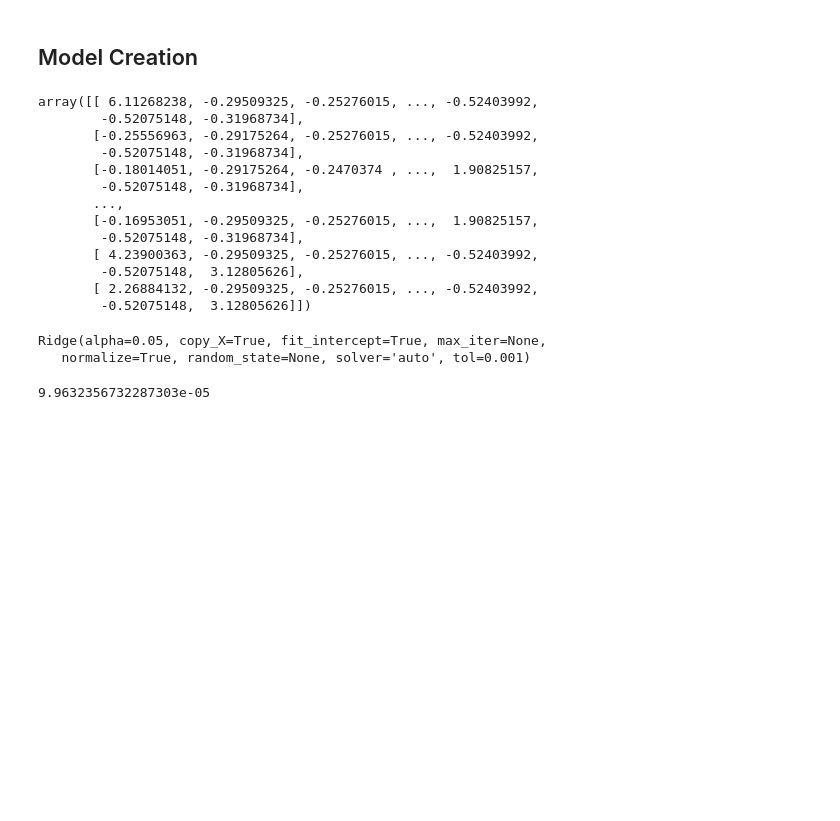
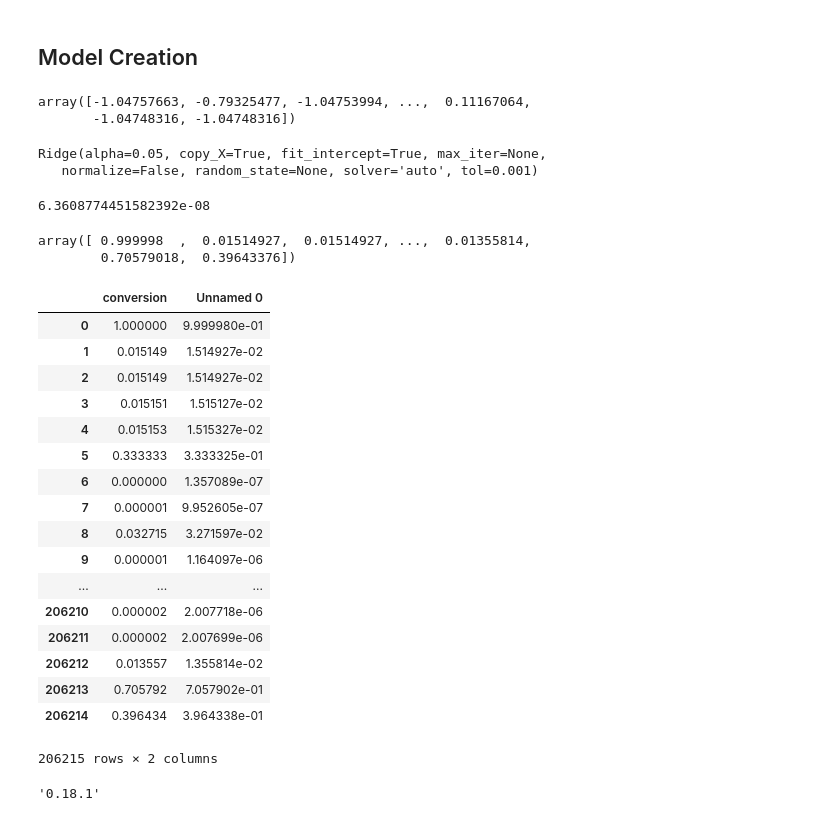
Before and after one commit to CodingZed/mta, a Jupyter notebook: report.ipynb, the cells around one changed output. Cells and saved outputs as stored; diff of their text form; code cells hidden in the pictures; blank space fills up the shorter version.

```diff
--- a/report.ipynb
+++ b/report.ipynb
@@ -234,20 +235,9 @@ scaler=StandardScaler()
 df_dummies=df_dummies.drop(df_dummies[date_col],axis=1)
 # %%
-scaler.fit_transform(df_dummies)
+scaler.fit_transform(df_dummies.event_to_touchpoint)
 # %% [output]
-array([[ 6.11268238, -0.29509325, -0.25276015, ..., -0.52403992,
-        -0.52075148, -0.31968734],
-       [-0.25556963, -0.29175264, -0.25276015, ..., -0.52403992,
-        -0.52075148, -0.31968734],
-       [-0.18014051, -0.29175264, -0.2470374 , ...,  1.90825157,
-        -0.52075148, -0.31968734],
-       ...,
-       [-0.16953051, -0.29509325, -0.25276015, ...,  1.90825157,
-        -0.52075148, -0.31968734],
-       [ 4.23900363, -0.29509325, -0.25276015, ..., -0.52403992,
-        -0.52075148,  3.12805626],
-       [ 2.26884132, -0.29509325, -0.25276015, ..., -0.52403992,
-        -0.52075148,  3.12805626]])
+array([-1.04757663, -0.79325477, -1.04753994, ...,  0.11167064,
+       -1.04748316, -1.04748316])
 # %%
 msk=np.random.rand(len(df_dummies))<0.8
 # %%
@@ -259,13 +249,43 @@ from sklearn import metrics
 # %%
 from sklearn.linear_model import Ridge,Lasso
 predictors=[x for x in train.columns.tolist() if x!=['conversion']]
-alg=Ridge(alpha=0.05,normalize=True)
+alg=Ridge(alpha=0.05)
 # %%
 alg.fit(train[predictors],train['conversion'])
 # %% [output]
 Ridge(alpha=0.05, copy_X=True, fit_intercept=True, max_iter=None,
-   normalize=True, random_state=None, solver='auto', tol=0.001)
+   normalize=False, random_state=None, solver='auto', tol=0.001)
 # %%
-metrics.mean_squared_error(test['conversion'],alg.predict(test[predictors]))
+metrics.mean_squared_error(test['conversion'],alg.predict(test[predictors]))*len(test)
 # %% [output]
-9.9632356732287303e-05
+6.3608774451582392e-08
+# %%
+predict = alg.predict(test[predictors])
+# %%
+predict
+# %% [output]
+array([ 0.999998  ,  0.01514927,  0.01514927, ...,  0.01355814,
+        0.70579018,  0.39643376])
+# %%
+test.reset_index(drop=True, inplace=True)
+# %%
+pd.DataFrame([test['conversion'],predict]).T
+# %% [output]
+|  | conversion | Unnamed 0 |
+| 0 | 1.000000 | 9.999980e-01 |
+| 1 | 0.015149 | 1.514927e-02 |
+| 2 | 0.015149 | 1.514927e-02 |
+| 3 | 0.015151 | 1.515127e-02 |
+| 4 | 0.015153 | 1.515327e-02 |
+| 5 | 0.333333 | 3.333325e-01 |
+| 6 | 0.000000 | 1.357089e-07 |
+| 7 | 0.000001 | 9.952605e-07 |
+| 8 | 0.032715 | 3.271597e-02 |
+| 9 | 0.000001 | 1.164097e-06 |
+| ... | ... | ... |
+| 206210 | 0.000002 | 2.007718e-06 |
+| 206211 | 0.000002 | 2.007699e-06 |
+| 206212 | 0.013557 | 1.355814e-02 |
+| 206213 | 0.705792 | 7.057902e-01 |
+| 206214 | 0.396434 | 3.964338e-01 |
+206215 rows × 2 columns
@@ -271,0 +294,5 @@ metrics.mean_squared_error(test['conversion'],alg.predict(test[predictors]))
+# %%
+import sklearn
+sklearn.__version__
+# %% [output]
+'0.18.1'
```
Also changed, not shown: parts of 3 cells of this notebook.
